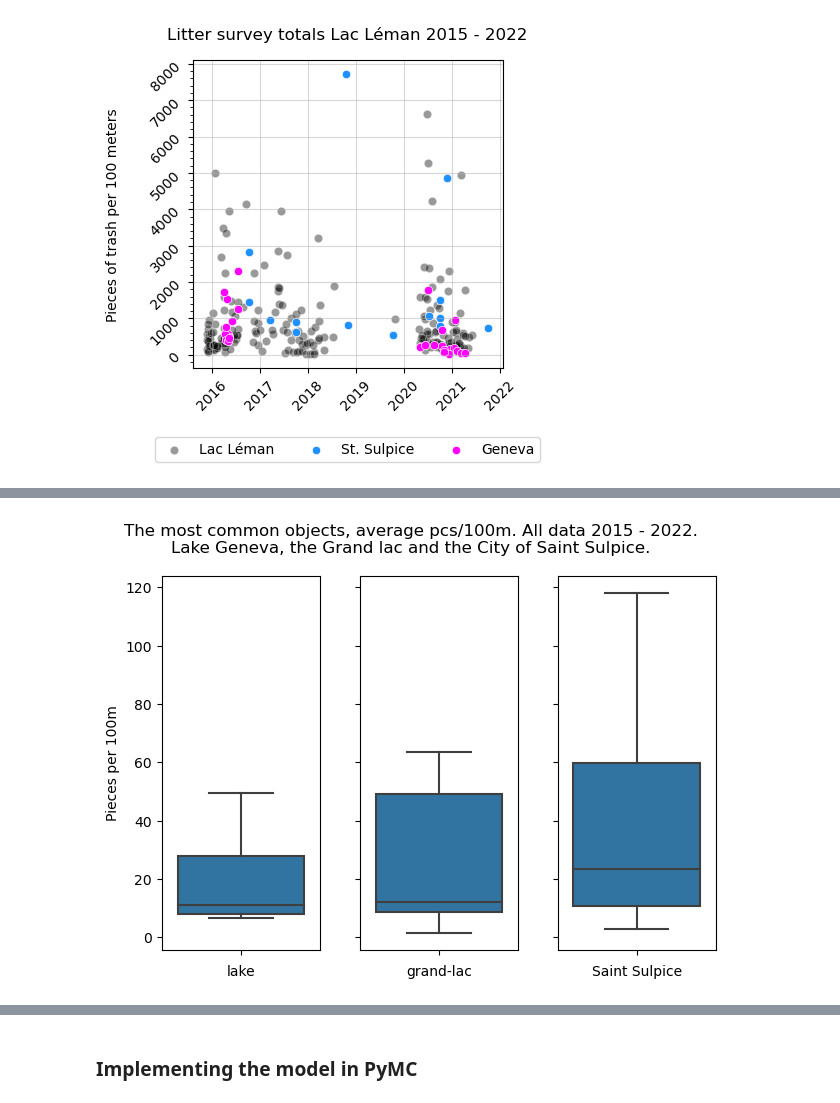
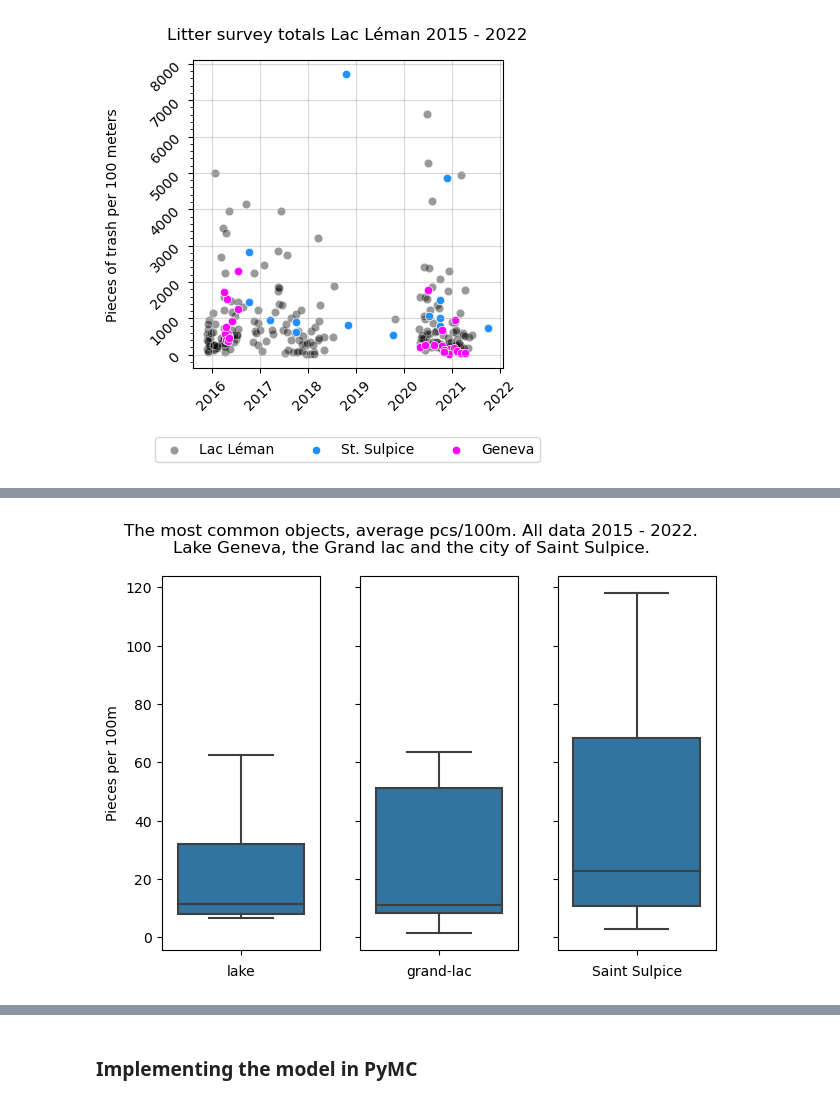
Before and after one commit to hammerdirt/pgamma, a Jupyter notebook: hierarchical_models.ipynb, the cells around one changed output, grey strips where cells are left out. Cells and saved outputs as stored; diff of their text form; code cells hidden in the pictures.

```diff
--- a/hierarchical_models.ipynb
+++ b/hierarchical_models.ipynb
@@ -179,62 +211,63 @@ The mean pcs/100m of the most common objects indentified for the period 2020-202
 # %%
-mean_pcode = ei.groupby("code").pcs_m.mean()
-def add_group(x, anarray, agroup, akey):
+def add_group(x, haut_lac, petite_lac, grand_lac):
 
-    if x in anarray:
-        data = agroup
+    if x in haut_lac:
+        d = "haut-lac"
+    elif x in petite_lac:
+        d = "petite-lac"
+    elif x in grand_lac:
+        d = "grand-lac"
     else:
-        data = akey
-    return data
+        return x
+    return d
+
+# recall that ei is all the data prior to the sample date
+# mean_pcode is the average result in pcs_m for each code
+mean_pcode = d.groupby("code").pcs_m.mean()
 
 
-d = ei[ei.code.isin(codes)].copy()
+
+# assign the mean and calculate the difference of each result
+# to the mean for the object (the mean sum of squared diffrences)
 d["mean_c"] = d["code"].map(lambda x: mean_pcode.loc[x])
 d["mean_diff"] = d["pcs_m"] - d["mean_c"]
 d["mean_diff_sqrd"] = d["mean_diff"]**2
 d["root_mean_diff"] = d["mean_diff_sqrd"]**1/2
 d["group"] = "lake"
-d["group"] = d["city"].map(lambda x: add_group(x, regional_surveys, "grand-lac", "lake"))
-# d = d.sort_values(by="pcs_m")
+d["group"] = d["city"].map(lambda x: add_group(x, haut_lac, petite_lac, grand_lac))
+
+# the survey results for the most common codes at the
+# different aggregate levels
+done = d.groupby("code", as_index=False)["pcs_m"].mean()
+dtwo = d[d.group == "grand-lac"].groupby("code", as_index=False)["pcs_m"].mean()
+dthree = d[d.city == 'Saint-Sulpice (VD)'].groupby("code", as_index=False)["pcs_m"].mean()
 
 fig, ax = plt.subplots(1,3, sharey=True)
-
-
 xlabels = ["lake", "grand-lac", "Saint Sulpice"]
 
 ax1 = ax[0]
 ax2 = ax[1]
 ax3 = ax[2]
 
-
-
-done = d.groupby("code", as_index=False)["pcs_m"].mean()
-dtwo = d[d.group == "grand-lac"].groupby("code", as_index=False)["pcs_m"].mean()
-dthree = d[d.city == 'Saint-Sulpice (VD)'].groupby("code", as_index=False)["pcs_m"].mean()
-
 for i, anax in enumerate([ax1, ax2, ax3]):
     anax.set_xlabel(xlabels[i])
-
-
 
 sns.boxplot(data=done, y="pcs_m",  showfliers=False, ax=ax1)
 sns.boxplot(data=dtwo, y="pcs_m",  showfliers=False, ax=ax2)
 sns.boxplot(data=dthree, y="pcs_m",  showfliers=False, ax=ax3)
 
-
 for anax in [ax2, ax3]:
     anax.set_ylabel(" ")
 
-
 title_one = "The most common objects, average pcs/100m. All data 2015 - 2022."
-title_two = "Lake Geneva, the Grand lac and the City of Saint Sulpice."
+title_two = "Lake Geneva, the Grand lac and the city of Saint Sulpice."
 
 ax1.set_ylabel("Pieces per 100m")
 plt.suptitle(f"{title_one}\n{title_two}")
 plt.tight_layout()
-plt.savefig("most_common_objects_regional_av.jpeg", dpi=300)
 plt.show()
 # %% [output]
-[figure, old version]
+[figure, new version]
 # %%
 fsummaries = f"""
 
```
Also changed, not shown: parts of 70 cells of this notebook, 36 other files.
